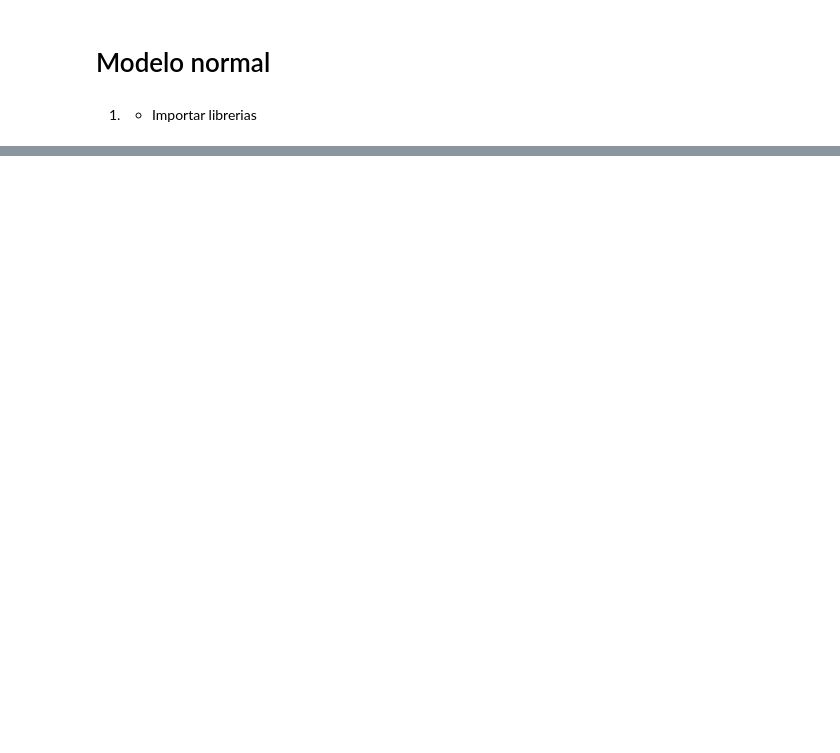
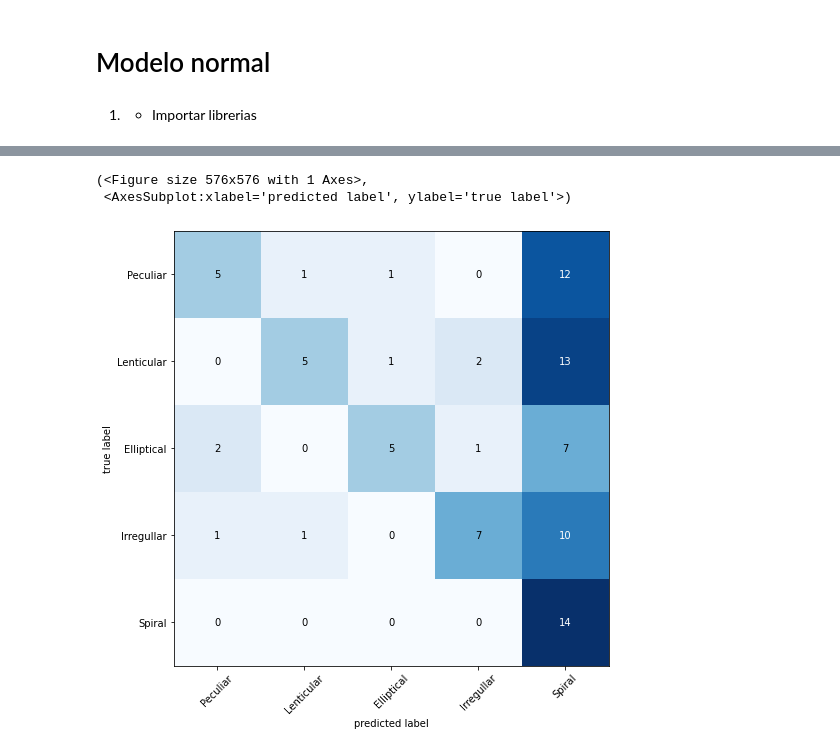
Before and after one commit to DonaldoAG99999/ComputationalPhysics-Final, a Jupyter notebook: Code/Normal_model.ipynb, the cells around one changed output, grey strips where cells are left out. Cells and saved outputs as stored; diff of their text form; code cells hidden in the pictures; blank space fills up the shorter version.

```diff
--- a/Code/Normal_model.ipynb
+++ b/Code/Normal_model.ipynb
@@ -341,0 +304,10 @@ fig.show()
+# %%
+ypred = model.predict_classes(X)
+
+mat = confusion_matrix(Y, ypred)
+
+plot_confusion_matrix(conf_mat=mat, class_names = categories, figsize = (8,8))
+# %% [output]
+(<Figure size 576x576 with 1 Axes>,
+ <AxesSubplot:xlabel='predicted label', ylabel='true label'>)
+[figure, added]
```
Also changed, not shown: parts of 14 cells of this notebook.
